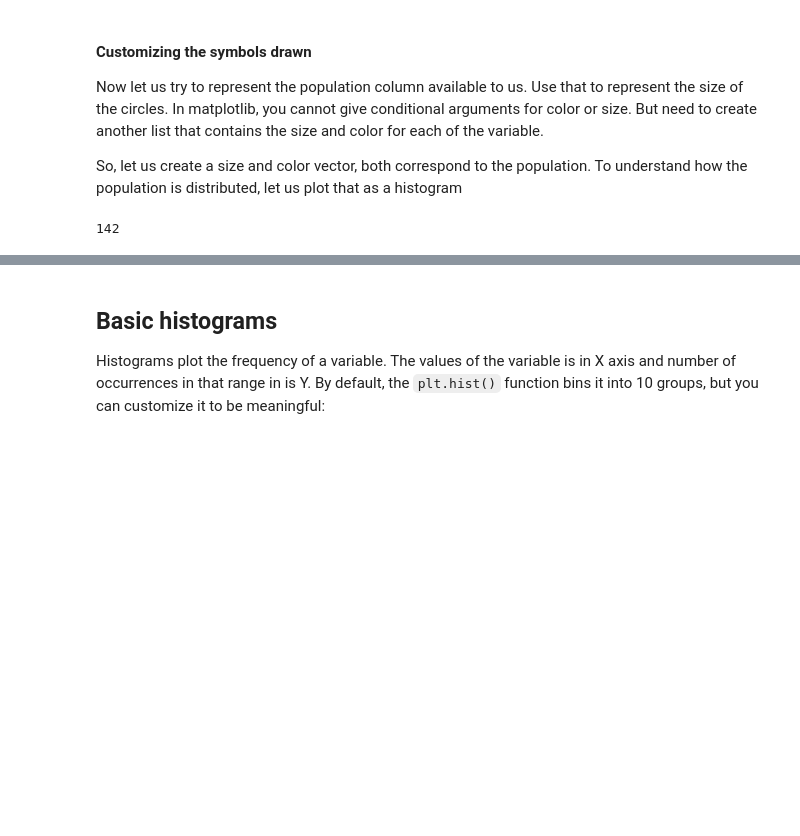
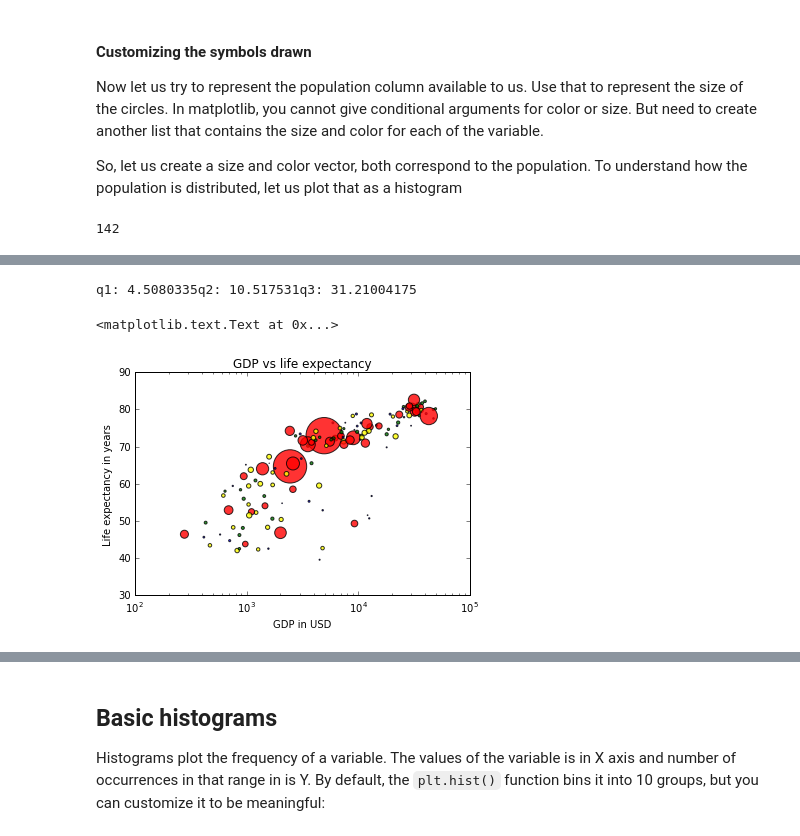
Before and after one commit to AtmaMani/pyChakras, a Jupyter notebook: data_viz/matplotlib_tutorial.ipynb, the cells around one changed output, grey strips where cells are left out. Cells and saved outputs as stored; diff of their text form; code cells hidden in the pictures; blank space fills up the shorter version.

```diff
--- a/data_viz/matplotlib_tutorial.ipynb
+++ b/data_viz/matplotlib_tutorial.ipynb
@@ -156,0 +124,25 @@ plt.scatter(x,random_numbers)
+# %%
+# use np.percentile and specify the %
+q1 = np.percentile(country_pop, 25)
+q2 = np.percentile(country_pop, 50)
+q3 = np.percentile(country_pop, 75)
+print('q1: ' + str(q1) + 'q2: ' + str(q2) + 'q3: ' + str(q3))
+# %% [output]
+q1: 4.5080335q2: 10.517531q3: 31.21004175
+# %%
+color = []
+for i in country_pop:
+    if i <= q1: color.append('blue')
+    elif i > q1 and i <=q2: color.append('green')
+    elif i > q2 and i <=q3: color.append('yellow')
+    else: color.append('red')
+# %%
+#specify size vector to the 's' parameter, color to 'c' parameter and transparency to 'alpha'
+my_scat = plt.scatter(gdp_cap, life_exp, s=country_pop, c=color, alpha=0.8)
+plt.xscale('log')
+plt.title('GDP vs life expectancy')
+plt.xlabel('GDP in USD')
+plt.ylabel('Life expectancy in years')
+# %% [output]
+<matplotlib.text.Text at 0x...>
+[figure, added]
```
Also changed, not shown: parts of 18 cells of this notebook.
